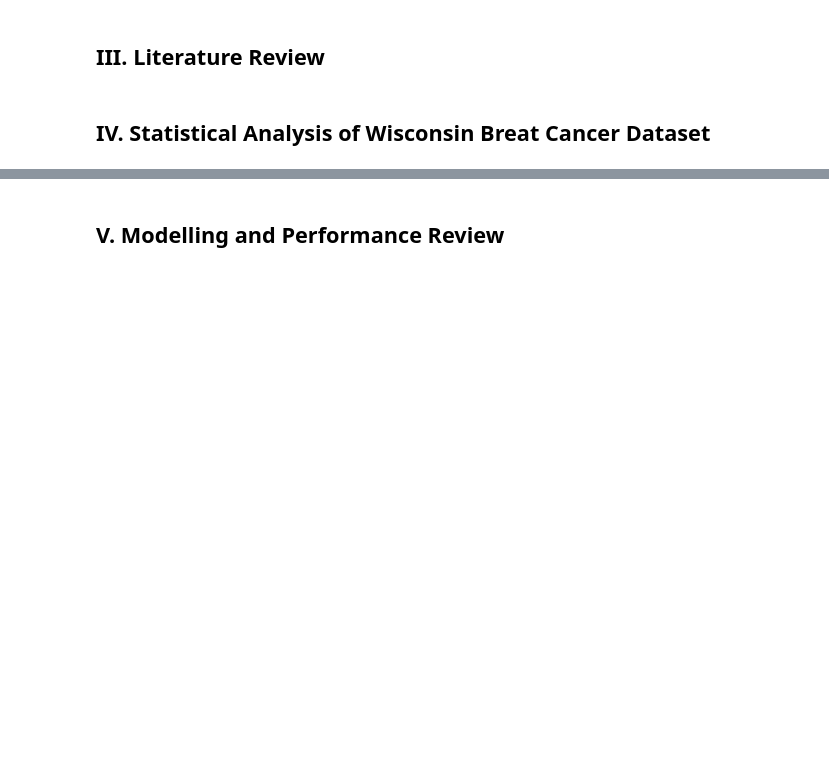
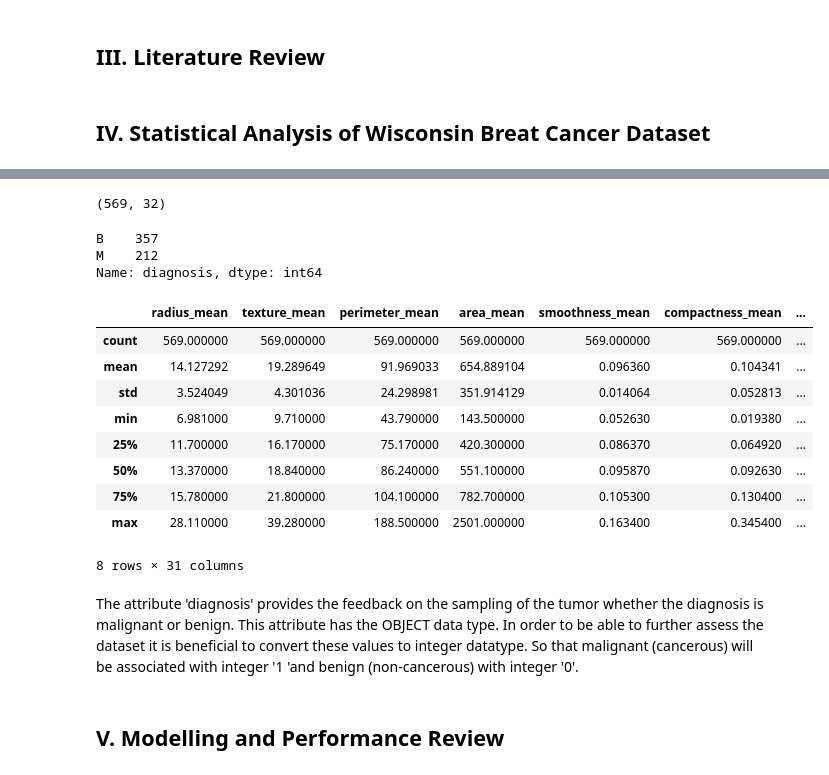
Before and after one commit to evaczeydapommersheim/22-23-PfDA-Assignment-No.2, a Jupyter notebook: Wisconsin_Breast_Cancer_Analysis.ipynb, the cells around one changed output, grey strips where cells are left out. Drawn from its saved outputs; the diff is of its cells as text; code cells hidden in the pictures; blank space fills up the shorter version.

Commit message:
working on data analysis section

```diff
--- a/Wisconsin_Breast_Cancer_Analysis.ipynb
+++ b/Wisconsin_Breast_Cancer_Analysis.ipynb
@@ -64,0 +83,3 @@ dataset.head()
+# %%
+#Remove column "id" as it is not a value-add attribute in the dataset
+dataset.drop(['id'], axis = 1, inplace=True)
@@ -65,3 +96,28 @@ dataset.head()
+# %%
+dataset.shape
+# %% [output]
+(569, 32)
+# %%
+dataset["diagnosis"].value_counts()
+# %% [output]
+B    357
+M    212
+Name: diagnosis, dtype: int64
+# %%
+dataset.describe()
+# %% [output]
+|  | radius_mean | texture_mean | perimeter_mean | area_mean | smoothness_mean | compactness_mean | ... |
+| count | 569.000000 | 569.000000 | 569.000000 | 569.000000 | 569.000000 | 569.000000 | ... |
+| mean | 14.127292 | 19.289649 | 91.969033 | 654.889104 | 0.096360 | 0.104341 | ... |
+| std | 3.524049 | 4.301036 | 24.298981 | 351.914129 | 0.014064 | 0.052813 | ... |
+| min | 6.981000 | 9.710000 | 43.790000 | 143.500000 | 0.052630 | 0.019380 | ... |
+| 25% | 11.700000 | 16.170000 | 75.170000 | 420.300000 | 0.086370 | 0.064920 | ... |
+| 50% | 13.370000 | 18.840000 | 86.240000 | 551.100000 | 0.095870 | 0.092630 | ... |
+| 75% | 15.780000 | 21.800000 | 104.100000 | 782.700000 | 0.105300 | 0.130400 | ... |
+| max | 28.110000 | 39.280000 | 188.500000 | 2501.000000 | 0.163400 | 0.345400 | ... |
+8 rows × 31 columns
+# %% [markdown]
+The attribute 'diagnosis' provides the feedback on the sampling of the tumor whether the diagnosis is malignant or benign. This attribute has the OBJECT data type. In order to be able to further assess the dataset it is beneficial to convert these values to integer datatype. So that malignant (cancerous) will be associated with integer '1 'and benign (non-cancerous) with integer '0'.
 # %% [markdown]
 ## V. Modelling and Performance Review
 # %% [markdown]
```
Also changed, not shown: parts of 20 cells of this notebook.
